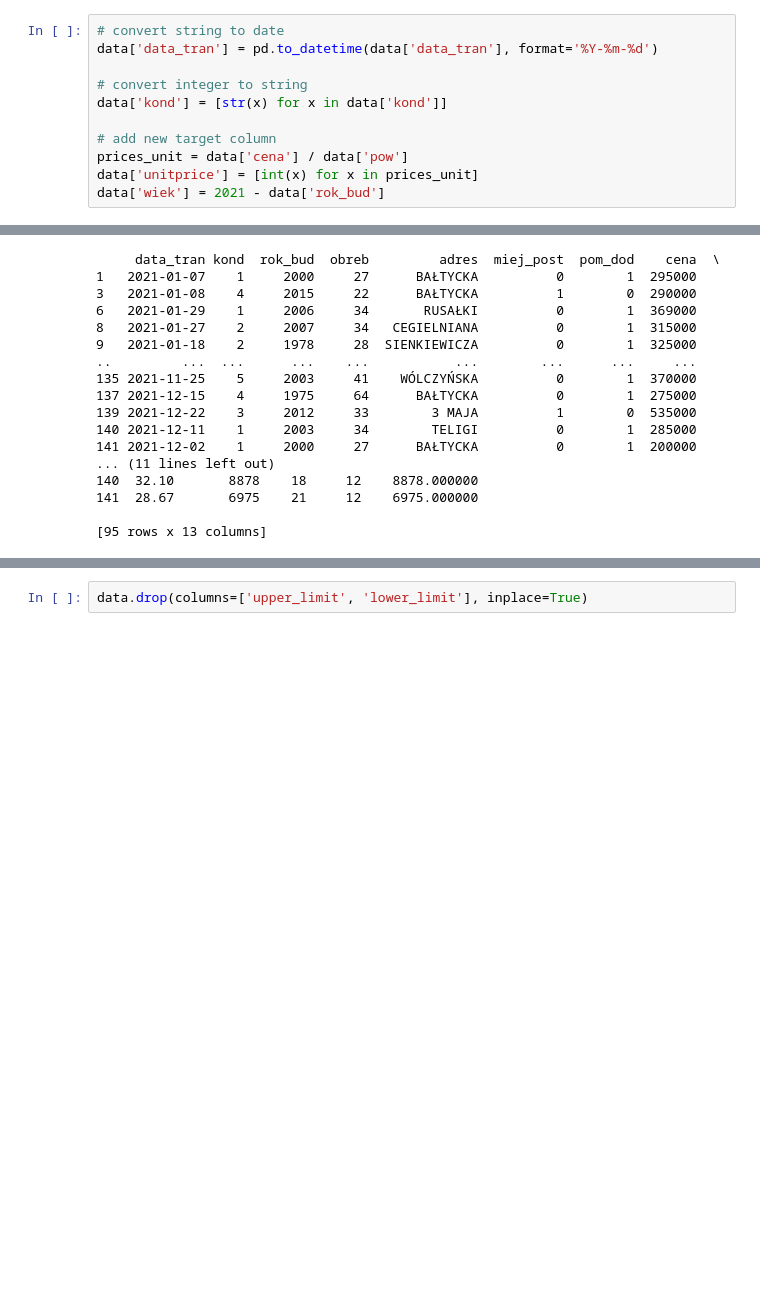
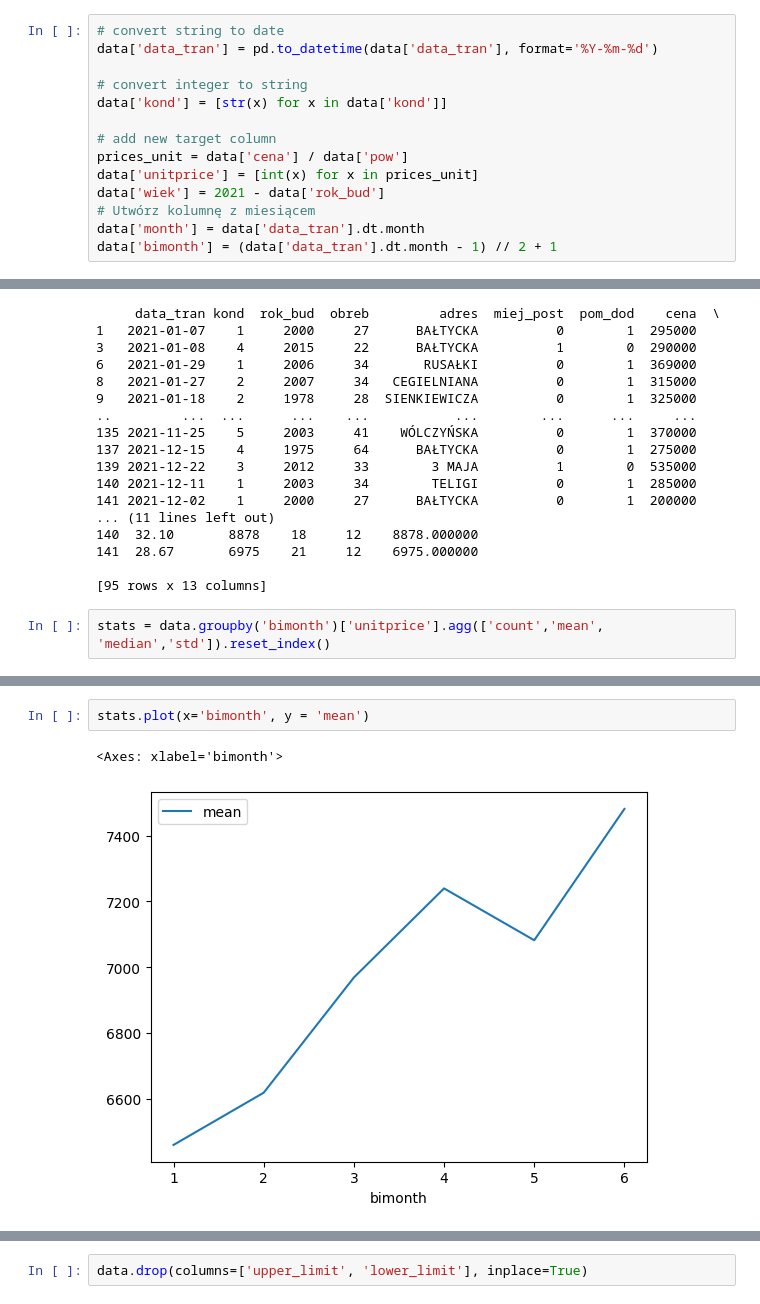
Before and after one commit to jkb-mchlk/jkb-mchlk, a Jupyter notebook: szkolenie_projekt.ipynb, the cells around one changed output, grey strips where cells are left out. Saved outputs shown, nothing was run; the diff lists cells and outputs as text; blank space fills up the shorter version.

```diff
--- a/szkolenie_projekt.ipynb
+++ b/szkolenie_projekt.ipynb
@@ -51,6 +27,9 @@ data['kond'] = [str(x) for x in data['kond']]
 prices_unit = data['cena'] / data['pow']
 data['unitprice'] = [int(x) for x in prices_unit]
 data['wiek'] = 2021 - data['rok_bud']
+# Utwórz kolumnę z miesiącem
+data['month'] = data['data_tran'].dt.month
+data['bimonth'] = (data['data_tran'].dt.month - 1) // 2 + 1
 # %%
 data2 = pd.DataFrame (data['data_tran'].dt.month)
 data2['unitprice'] = data['unitprice']
@@ -169,3 +148,5 @@ print(filtered_data)
 141  28.67       6975    21     12    6975.000000
 
 [95 rows x 13 columns]
+# %%
+stats = data.groupby('bimonth')['unitprice'].agg(['count','mean', 'median','std']).reset_index()
@@ -171,0 +163,5 @@ print(filtered_data)
+# %%
+stats.plot(x='bimonth', y = 'mean')
+# %% [output]
+<Axes: xlabel='bimonth'>
+[figure, added]
```
Also changed, not shown: parts of 9 cells of this notebook.
